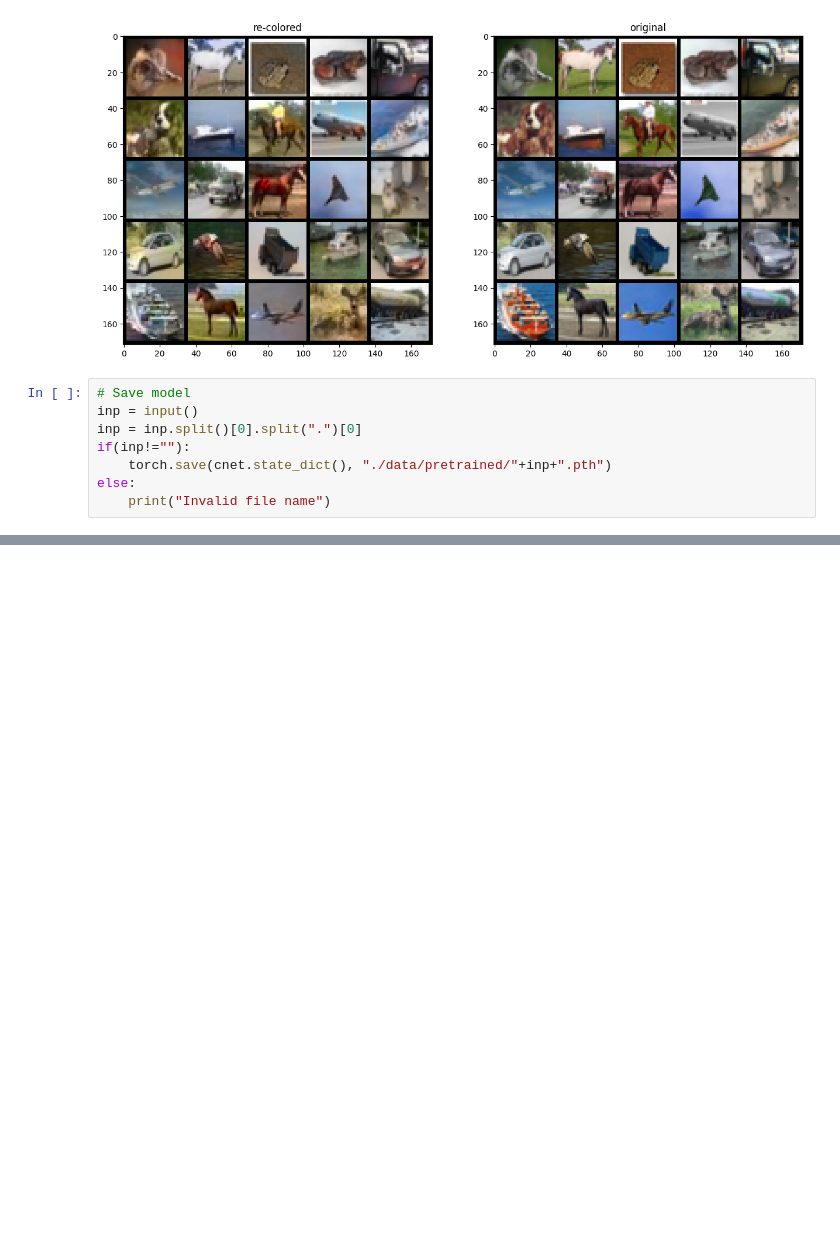
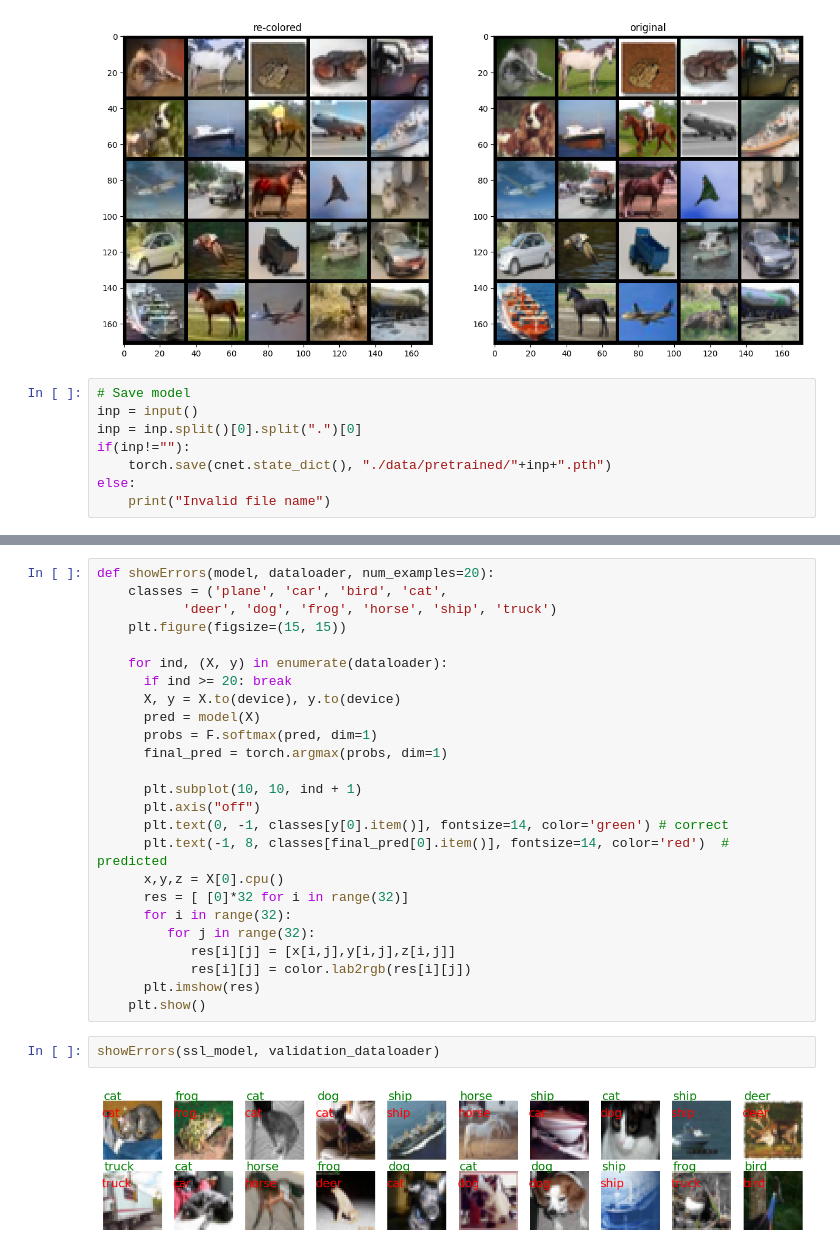
Before and after one commit to frenato00/CV_Project_2, a Jupyter notebook: task1.ipynb, the cells around one changed output, grey strips where cells are left out. Cells and saved outputs as stored; diff of their text form; blank space fills up the shorter version.

```diff
--- a/task1.ipynb
+++ b/task1.ipynb
@@ -261,0 +473,29 @@ else:
+# %%
+def showErrors(model, dataloader, num_examples=20):
+    classes = ('plane', 'car', 'bird', 'cat',
+           'deer', 'dog', 'frog', 'horse', 'ship', 'truck')
+    plt.figure(figsize=(15, 15))
+
+    for ind, (X, y) in enumerate(dataloader):
+      if ind >= 20: break
+      X, y = X.to(device), y.to(device)
+      pred = model(X)
+      probs = F.softmax(pred, dim=1)
+      final_pred = torch.argmax(probs, dim=1)
+
+      plt.subplot(10, 10, ind + 1)
+      plt.axis("off")
+      plt.text(0, -1, classes[y[0].item()], fontsize=14, color='green') # correct
+      plt.text(-1, 8, classes[final_pred[0].item()], fontsize=14, color='red')  # predicted
+      x,y,z = X[0].cpu()
+      res = [ [0]*32 for i in range(32)]
+      for i in range(32):
+         for j in range(32):
+            res[i][j] = [x[i,j],y[i,j],z[i,j]]
+            res[i][j] = color.lab2rgb(res[i][j])
+      plt.imshow(res)
+    plt.show()
+# %%
+showErrors(ssl_model, validation_dataloader)
+# %% [output]
+[figure, added]
```
Also changed, not shown: parts of 25 cells of this notebook.
